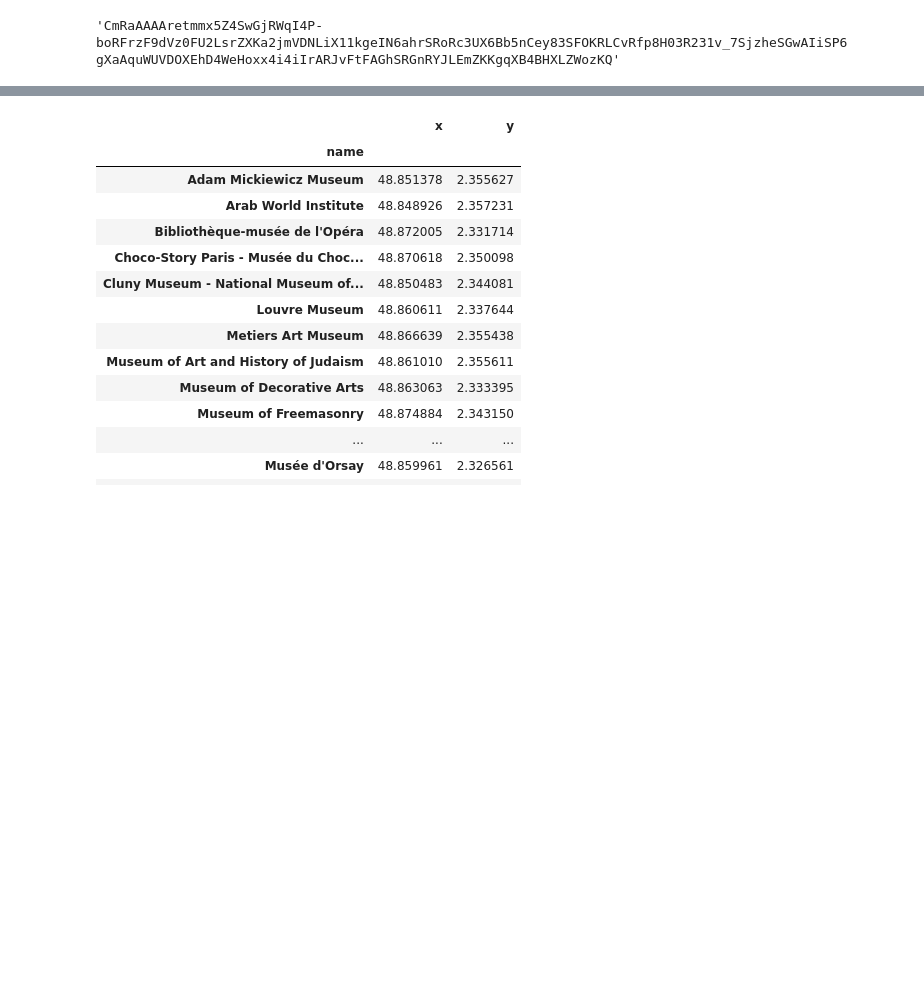
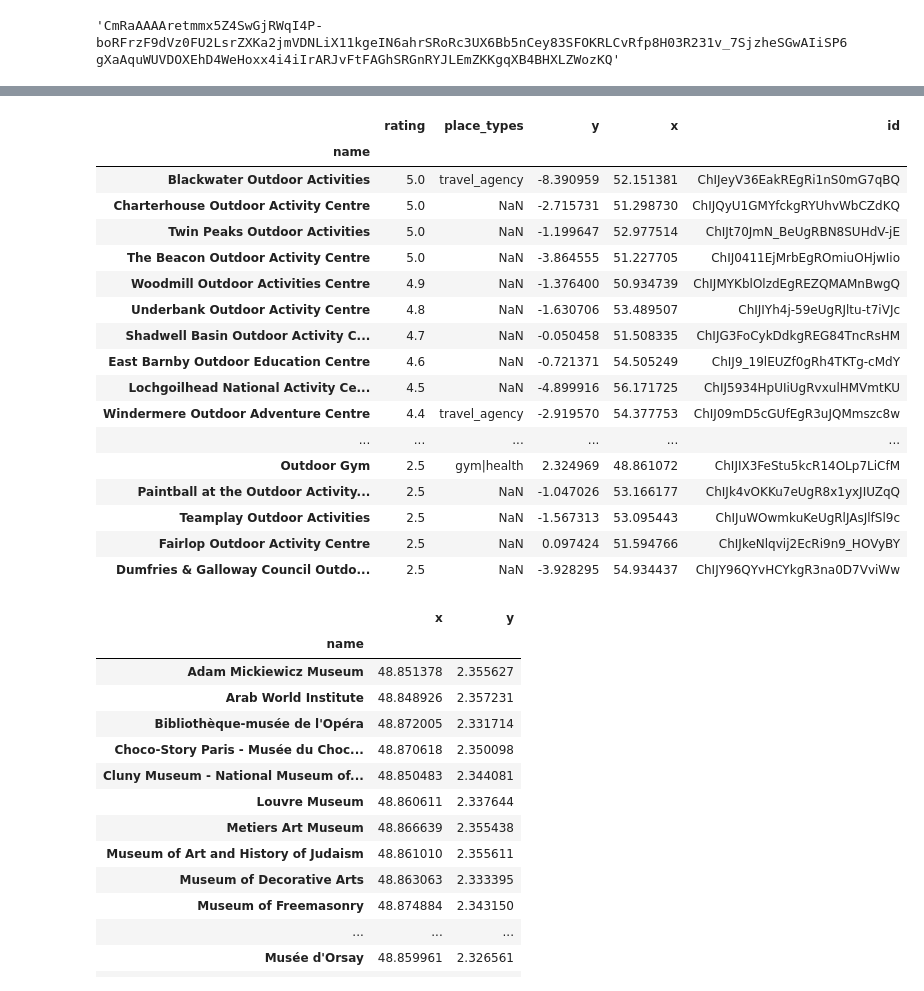
Before and after one commit to aliciawyy/tripplanner, a Jupyter notebook: pybooking/test_maps.ipynb, the cells around one changed output, grey strips where cells are left out. Cells and saved outputs as stored; diff of their text form; code cells hidden in the pictures; blank space fills up the shorter version.

```diff
--- a/pybooking/test_maps.ipynb
+++ b/pybooking/test_maps.ipynb
@@ -74,3 +74,25 @@ df.drop(["photo_ref"], 1).sort_values("rating", ascending=False)
+# %%
+df = pd.read_csv(util.get_dump_filename("Paris", "outdoor_activity", "csv"), index_col=0)
+df.drop(["photo_ref"], 1).sort_values("rating", ascending=False)
+# %% [output]
+|  | rating | place_types | y | x | id |
+| name |  |  |  |  |  |
+| Blackwater Outdoor Activities | 5.0 | travel_agency | -8.390959 | 52.151381 | ChIJeyV36EakREgRi1nS0mG7qBQ |
+| Charterhouse Outdoor Activity Centre | 5.0 | NaN | -2.715731 | 51.298730 | ChIJQyU1GMYfckgRYUhvWbCZdKQ |
+| Twin Peaks Outdoor Activities | 5.0 | NaN | -1.199647 | 52.977514 | ChIJt70JmN_BeUgRBN8SUHdV-jE |
+| The Beacon Outdoor Activity Centre | 5.0 | NaN | -3.864555 | 51.227705 | ChIJ0411EjMrbEgROmiuOHjwIio |
+| Woodmill Outdoor Activities Centre | 4.9 | NaN | -1.376400 | 50.934739 | ChIJMYKblOlzdEgREZQMAMnBwgQ |
+| Underbank Outdoor Activity Centre | 4.8 | NaN | -1.630706 | 53.489507 | ChIJIYh4j-59eUgRJltu-t7iVJc |
+| Shadwell Basin Outdoor Activity C... | 4.7 | NaN | -0.050458 | 51.508335 | ChIJG3FoCykDdkgREG84TncRsHM |
+| East Barnby Outdoor Education Centre | 4.6 | NaN | -0.721371 | 54.505249 | ChIJ9_19lEUZf0gRh4TKTg-cMdY |
+| Lochgoilhead National Activity Ce... | 4.5 | NaN | -4.899916 | 56.171725 | ChIJ5934HpUIiUgRvxulHMVmtKU |
+| Windermere Outdoor Adventure Centre | 4.4 | travel_agency | -2.919570 | 54.377753 | ChIJ09mD5cGUfEgR3uJQMmszc8w |
+| ... | ... | ... | ... | ... | ... |
+| Outdoor Gym | 2.5 | gym|health | 2.324969 | 48.861072 | ChIJIX3FeStu5kcR14OLp7LiCfM |
+| Paintball at the Outdoor Activity... | 2.5 | NaN | -1.047026 | 53.166177 | ChIJk4vOKKu7eUgR8x1yxJIUZqQ |
+| Teamplay Outdoor Activities | 2.5 | NaN | -1.567313 | 53.095443 | ChIJuWOwmkuKeUgRlJAsJlfSl9c |
+| Fairlop Outdoor Activity Centre | 2.5 | NaN | 0.097424 | 51.594766 | ChIJkeNlqvij2EcRi9n9_HOVyBY |
+| Dumfries & Galloway Council Outdo... | 2.5 | NaN | -3.928295 | 54.934437 | ChIJY96QYvHCYkgR3na0D7VviWw |
 # %%
 df[["x", "y"]]
 # %% [output]
```
Also changed, not shown: parts of 7 cells of this notebook, 9 other files.
